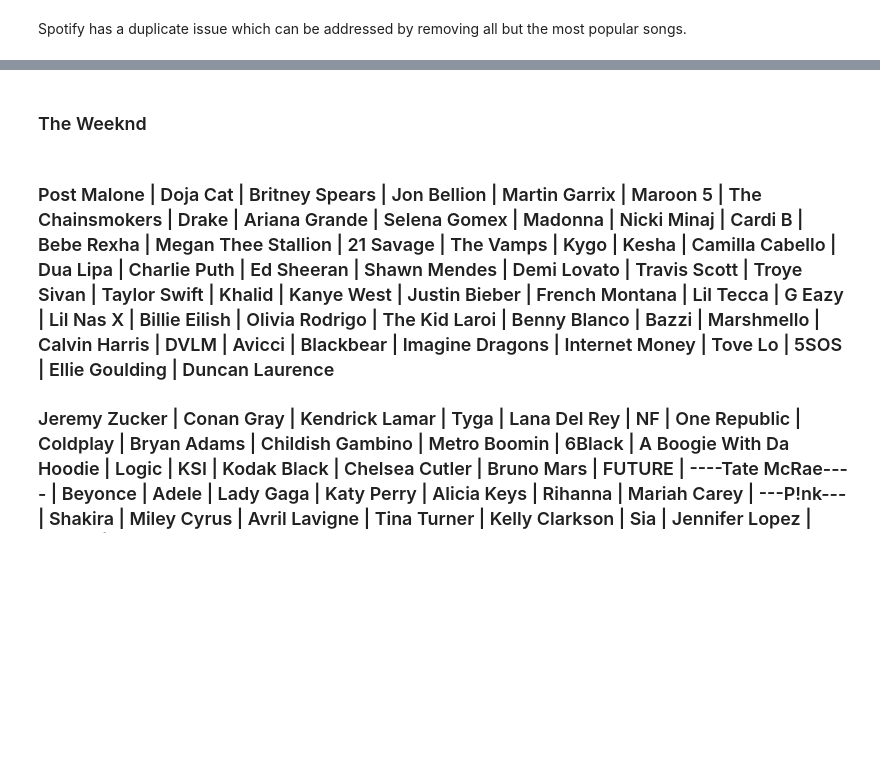
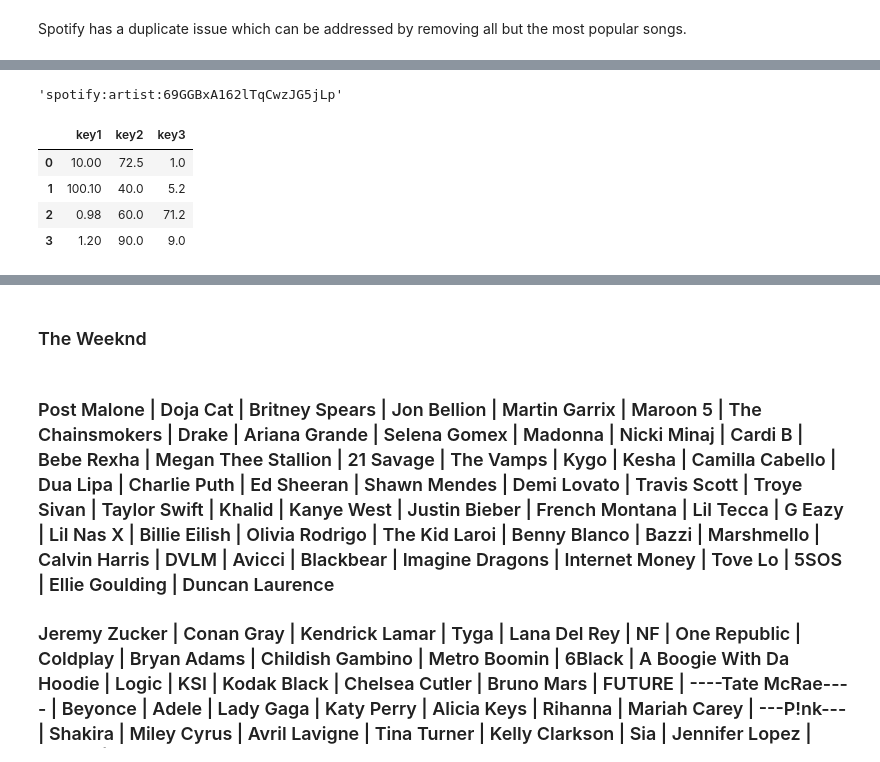
Before and after one commit to rohankumawat/DataScienceWarehouse, a Jupyter notebook: Projects/Visualization/spotify/extractJuiceWRLDSongs.ipynb, the cells around one changed output, grey strips where cells are left out. Drawn from its saved outputs; the diff is of its cells as text; code cells hidden in the pictures; blank space fills up the shorter version.

```diff
--- a/Projects/Visualization/spotify/extractJuiceWRLDSongs.ipynb
+++ b/Projects/Visualization/spotify/extractJuiceWRLDSongs.ipynb
@@ -193,0 +602,5 @@ artists_uris
+# %%
+artist_uris = result['tracks']['items'][0]['artists'][0]['uri']
+artist_uris
+# %% [output]
+'spotify:artist:69GGBxA162lTqCwzJG5jLp'
@@ -193,0 +616,8 @@ artists_uris
+# %%
+result
+# %% [output]
+|  | key1 | key2 | key3 |
+| 0 | 10.00 | 72.5 | 1.0 |
+| 1 | 100.10 | 40.0 | 5.2 |
+| 2 | 0.98 | 60.0 | 71.2 |
+| 3 | 1.20 | 90.0 | 9.0 |
```
Also changed, not shown: parts of 63 cells of this notebook, 1 other file.
